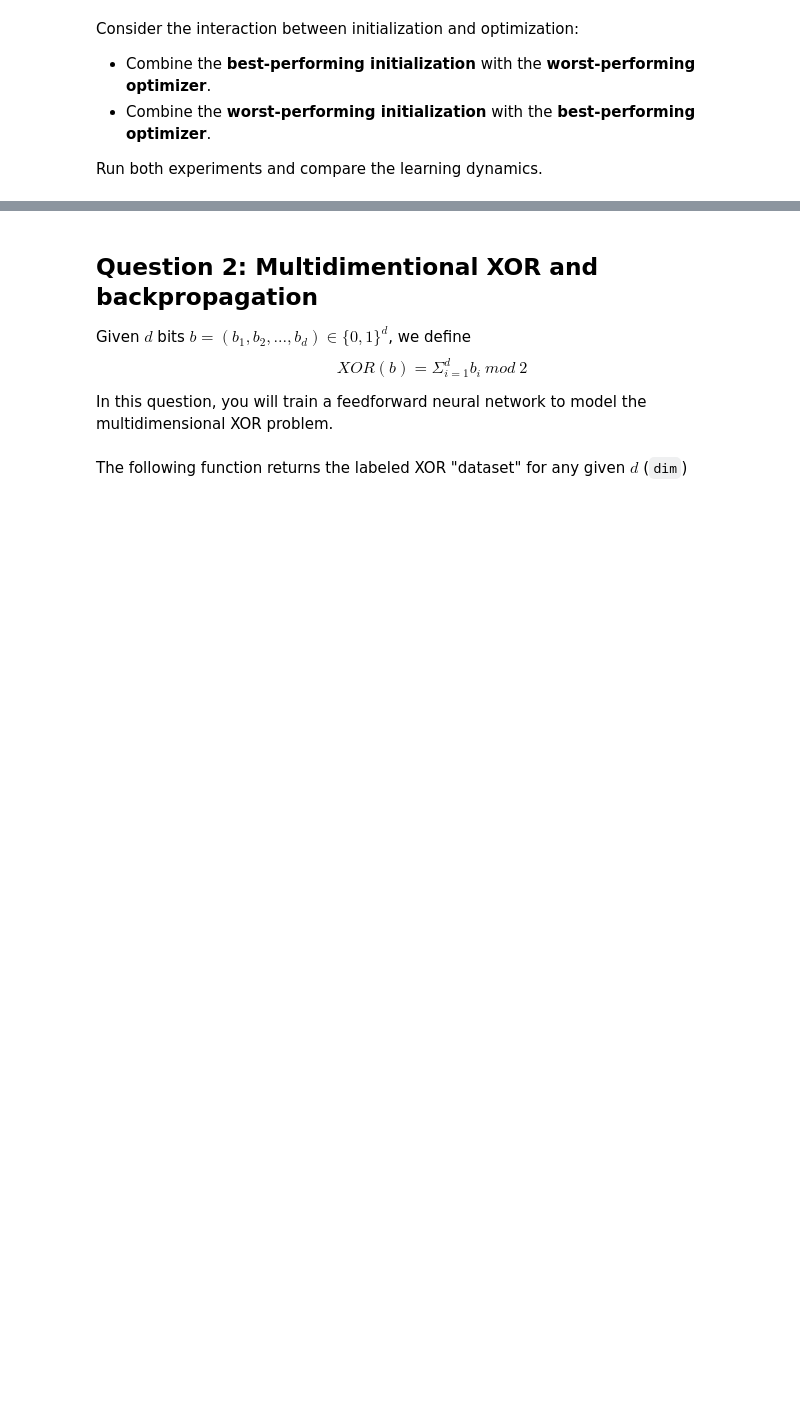
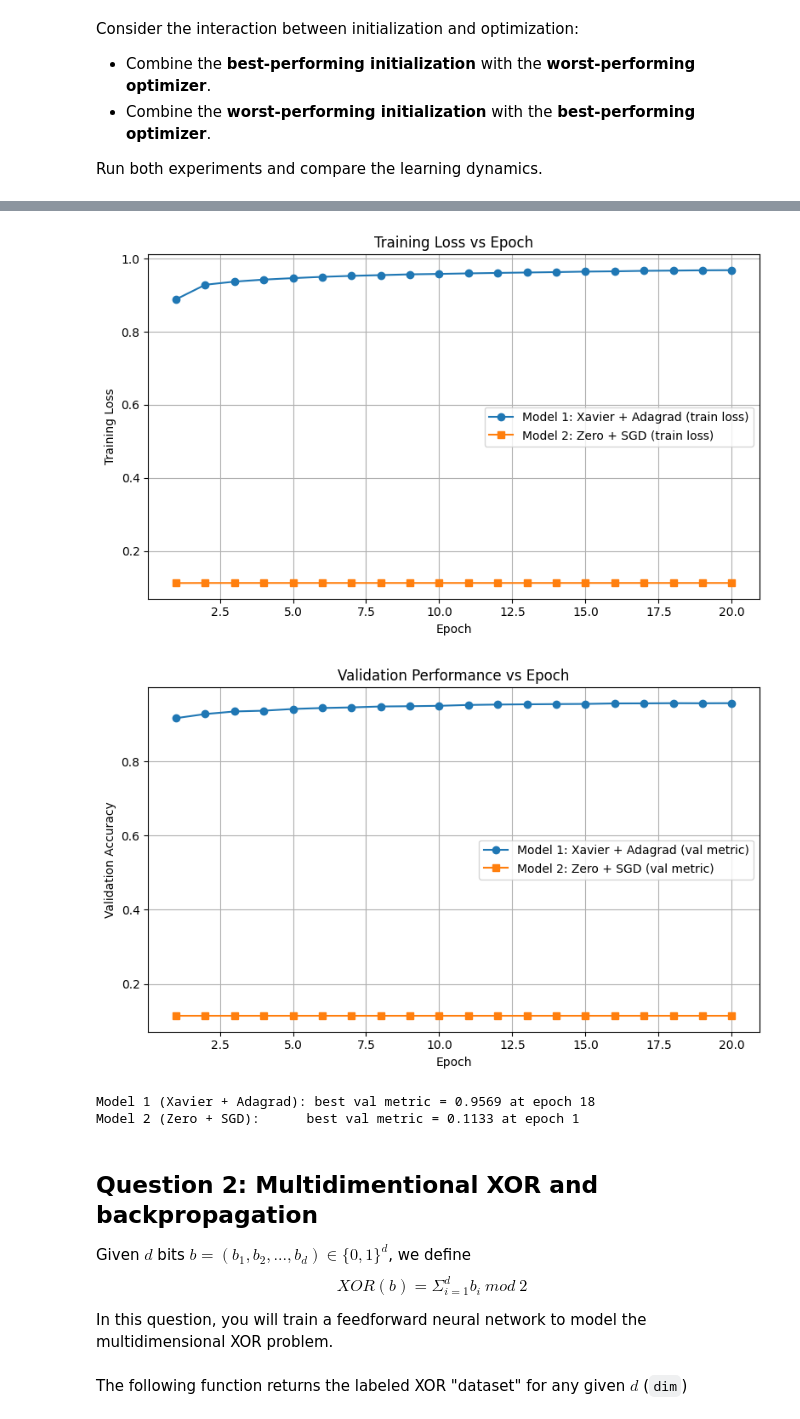
Before and after one commit to aishadahesh/DeepLearning, a Jupyter notebook: hw1/DL_HW1.ipynb, the cells around one changed output, grey strips where cells are left out. Drawn from its saved outputs; the diff is of its cells as text; code cells hidden in the pictures; blank space fills up the shorter version.

```diff
--- a/hw1/DL_HW1.ipynb
+++ b/hw1/DL_HW1.ipynb
@@ -807,0 +806,52 @@ model_1.apply(init_xavier)
+# %%
+# Implement
+model_1 = MLP()
+model_1.apply(init_xavier)
+model_1, train_hist_1, val_hist_1 = train_mlp_with_optimizer(
+    model_1, train_loader, val_loader,
+    epochs=20, lr=0.001, optimizer_name="adagrad"
+)
+model_2 = MLP()
+model_2.apply(init_zero)
+model_2, train_hist_2, val_hist_2 = train_mlp_with_optimizer(
+    model_2, train_loader, val_loader,
+    epochs=20, lr=0.01, optimizer_name="sgd"
+)
+
+epochs_1 = np.arange(1, len(train_hist_1) + 1)
+epochs_2 = np.arange(1, len(train_hist_2) + 1)
+
+# 1) Training loss comparison
+plt.figure(figsize=(8, 5))
+plt.plot(epochs_1, train_hist_1, marker='o', label='Model 1: Xavier + Adagrad (train loss)')
+plt.plot(epochs_2, train_hist_2, marker='s', label='Model 2: Zero + SGD (train loss)')
+plt.xlabel('Epoch')
+plt.ylabel('Training Loss')
+plt.title('Training Loss vs Epoch')
+plt.legend()
+plt.grid(True)
+plt.tight_layout()
+plt.show()
+
+# 2) Validation accuracy (or loss) comparison
+plt.figure(figsize=(8, 5))
+plt.plot(epochs_1, val_hist_1, marker='o', label='Model 1: Xavier + Adagrad (val metric)')
+plt.plot(epochs_2, val_hist_2, marker='s', label='Model 2: Zero + SGD (val metric)')
+plt.xlabel('Epoch')
+plt.ylabel('Validation Accuracy' )  # or 'Validation Loss' if that’s what you stored
+plt.title('Validation Performance vs Epoch')
+plt.legend()
+plt.grid(True)
+plt.tight_layout()
+plt.show()
+
+# 3) Print best validation performance for each model
+best_val_1 = max(val_hist_1)
+best_epoch_1 = np.argmax(val_hist_1) + 1
+
+best_val_2 = max(val_hist_2)
+best_epoch_2 = np.argmax(val_hist_2) + 1
+
+print(f"Model 1 (Xavier + Adagrad): best val metric = {best_val_1:.4f} at epoch {best_epoch_1}")
+print(f"Model 2 (Zero + SGD):      best val metric = {best_val_2:.4f} at epoch {best_epoch_2}")
+# %% [output]
@@ -808,3 +875,7 @@ model_1.apply(init_xavier)
+[figure, added]
+[figure, added]
+Model 1 (Xavier + Adagrad): best val metric = 0.9569 at epoch 18
+Model 2 (Zero + SGD):      best val metric = 0.1133 at epoch 1
 # %% [markdown]
 ## Question 2:  Multidimentional XOR and backpropagation
 
```
Also changed, not shown: parts of 6 cells of this notebook.
